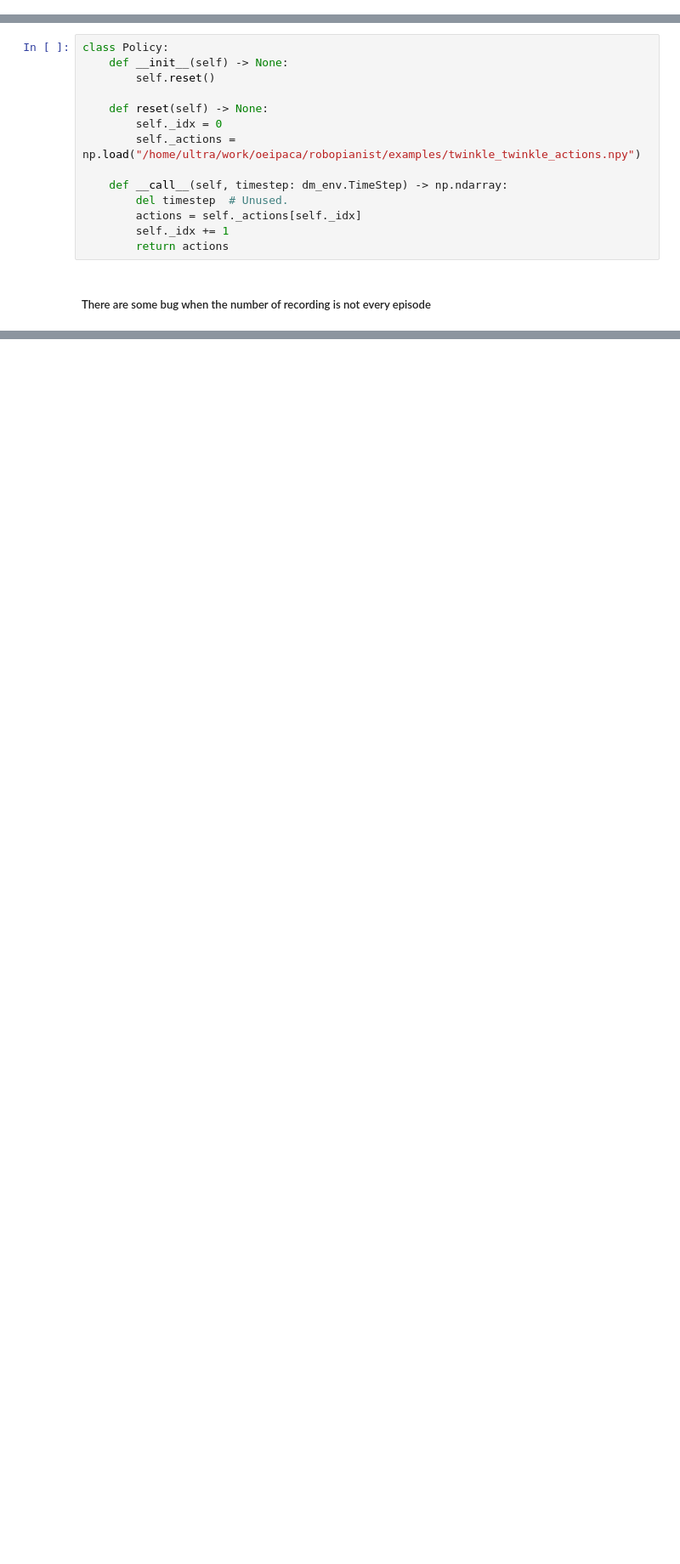
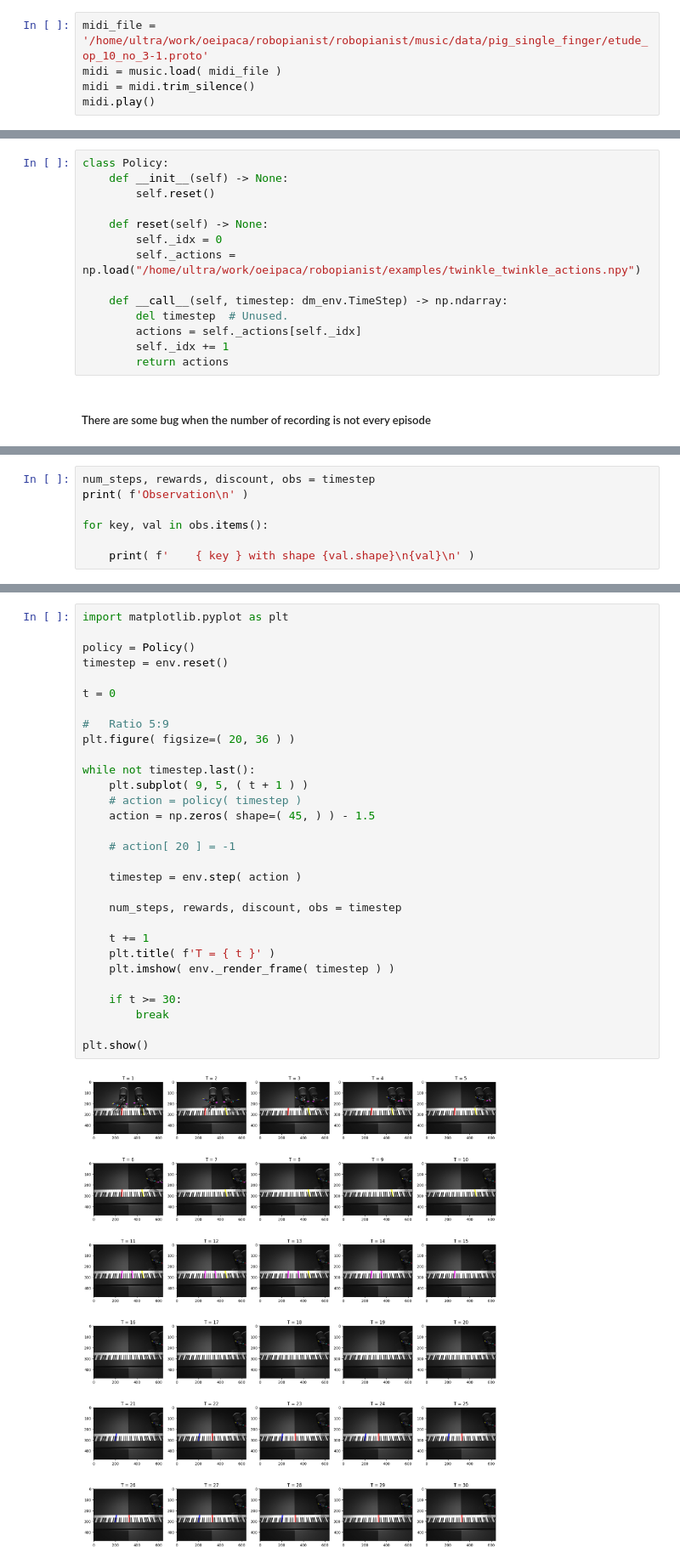
Before and after one commit to ThanachartST/PianoPlaying-DRL, a Jupyter notebook: test.ipynb, the cells around one changed output, grey strips where cells are left out. Shown: that part at 85% size. Saved outputs shown, nothing was run; the diff lists cells and outputs as text; blank space fills up the shorter version.

```diff
--- a/test.ipynb
+++ b/test.ipynb
@@ -21,0 +35,5 @@ def play_video( video_path:str ):
+# %%
+midi_file = '/home/ultra/work/oeipaca/robopianist/robopianist/music/data/pig_single_finger/etude_op_10_no_3-1.proto'
+midi = music.load( midi_file )
+midi = midi.trim_silence()
+midi.play()
@@ -161,0 +180,7 @@ Writting video: 00020.mp4
+# %%
+num_steps, rewards, discount, obs = timestep
+print( f'Observation\n' )
+
+for key, val in obs.items():
+
+    print( f'    { key } with shape {val.shape}\n{val}\n' )
@@ -172,0 +217,32 @@ libva info: va_openDriver() returns 0
+# %%
+import matplotlib.pyplot as plt
+
+policy = Policy()
+timestep = env.reset()
+
+t = 0
+
+#   Ratio 5:9
+plt.figure( figsize=( 20, 36 ) )
+
+while not timestep.last():
+    plt.subplot( 9, 5, ( t + 1 ) )
+    # action = policy( timestep )
+    action = np.zeros( shape=( 45, ) ) - 1.5
+
+    # action[ 20 ] = -1
+
+    timestep = env.step( action )
+
+    num_steps, rewards, discount, obs = timestep
+
+    t += 1
+    plt.title( f'T = { t }' )
+    plt.imshow( env._render_frame( timestep ) )
+
+    if t >= 30:
+        break
+
+plt.show()
+# %% [output]
+[figure, added]
```
Also changed, not shown: parts of 12 cells of this notebook.
